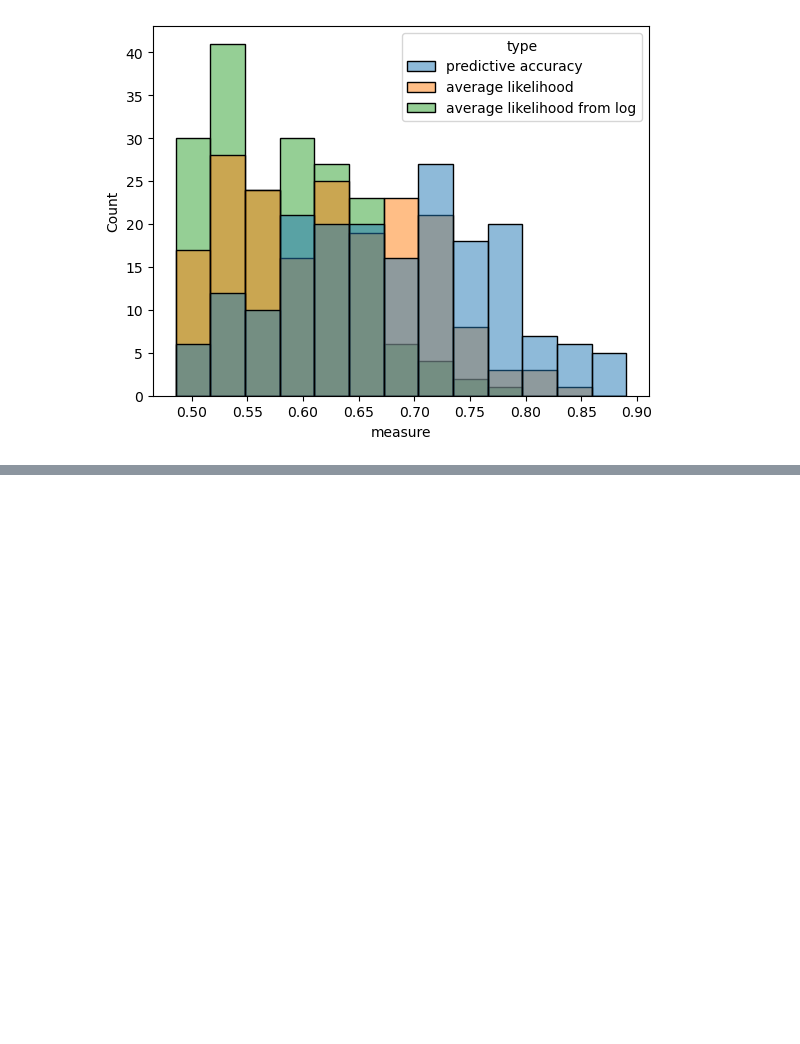
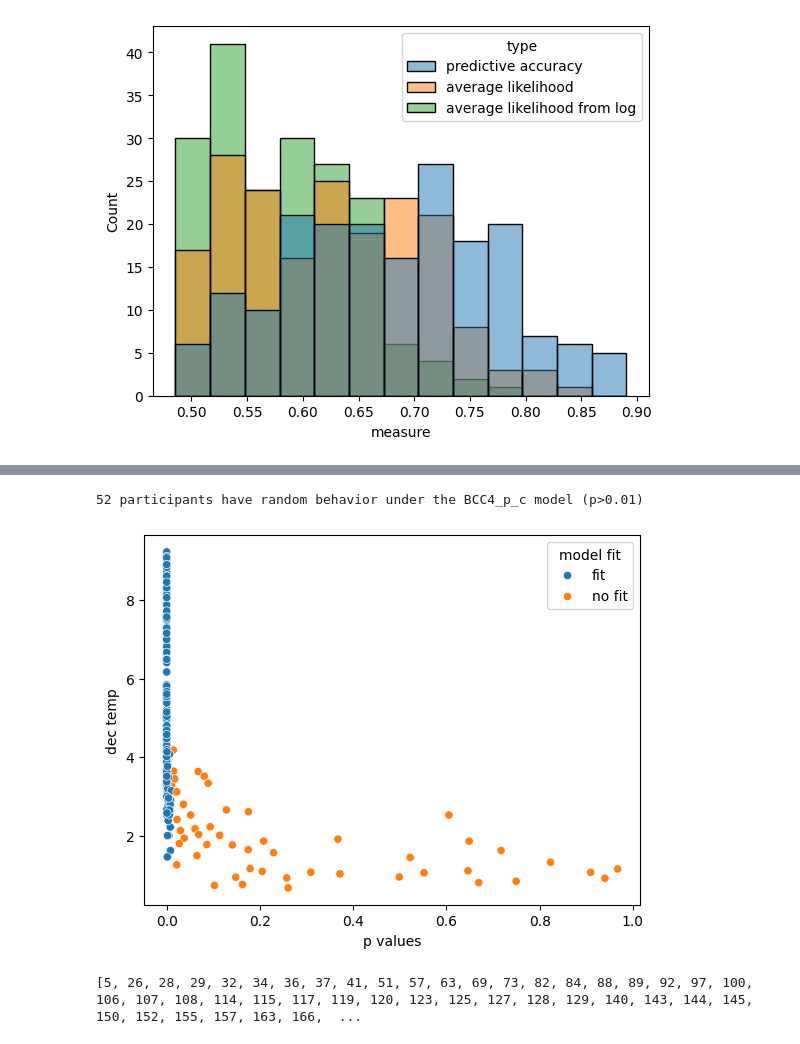
Before and after one commit to SSchwoebel/TwoStageStrategies, a Jupyter notebook: Chen_et_al_data/6b_compare_inference_single_frequentist.ipynb, the cells around one changed output, grey strips where cells are left out. Cells and saved outputs as stored; diff of their text form; code cells hidden in the pictures; blank space fills up the shorter version.

```diff
--- a/Chen_et_al_data/6b_compare_inference_single_frequentist.ipynb
+++ b/Chen_et_al_data/6b_compare_inference_single_frequentist.ipynb
@@ -1273,0 +1402,41 @@ plt.show()
+# %%
+from scipy.stats import ttest_1samp
+
+BCC4_p_c_log_like_per_choice = -calculate_log_likelihood_mean_param_per_choice(data, BCC4_p_c_agent, BCC4_p_c_locs_df,
+                                                     len(BCC4_p_c_param_names), global_experiment_parameters["trials"],
+                                                     global_experiment_parameters["T"])
+
+ttest_results = []
+BCC4_p_c_didnt_fit = []
+p_values = []
+didnt_fit_str = []
+
+for n in range(n_agents):
+    ttest_results.append(ttest_1samp(BCC4_p_c_log_like_per_choice[:,n], null_hypothesis))
+    p_values.append(ttest_results[-1].pvalue)
+    #print(ttest_results[-1])
+    if ttest_results[-1].pvalue > significance_level:
+        #print(n)
+        #print(ttest_results[-1])
+        BCC4_p_c_didnt_fit.append(n)
+        didnt_fit_str.append("no fit")
+    else:
+        didnt_fit_str.append("fit")
+
+p_values = torch.tensor(p_values)
+
+print(len(BCC4_p_c_didnt_fit), "participants have random behavior under the BCC4_p_c model (p>"+str(significance_level)+")")
+
+plot_df_corr_p_val_dec_temp = pd.DataFrame({"p values": p_values, "model fit": didnt_fit_str,
+                                            "dec temp": BCC4_p_c_mean_df["inferred dec temp"],
+                                            "subject": list(range(n_agents))})
+plt.figure()
+sns.scatterplot(data=plot_df_corr_p_val_dec_temp, x="p values", y="dec temp", hue="model fit")#, style="model fit", hue="subject")
+plt.show()
+#pearsonr(p_values, BCC3_1_mean_df["inferred dec temp"])
+
+print(BCC4_p_c_didnt_fit)
+# %% [output]
+52 participants have random behavior under the BCC4_p_c model (p>0.01)
+[figure, added]
+[5, 26, 28, 29, 32, 34, 36, 37, 41, 51, 57, 63, 69, 73, 82, 84, 88, 89, 92, 97, 100, 106, 107, 108, 114, 115, 117, 119, 120, 123, 125, 127, 128, 129, 140, 143, 144, 145, 150, 152, 155, 157, 163, 166,  ...
```
Also changed, not shown: parts of 15 cells of this notebook, 10 other files.
